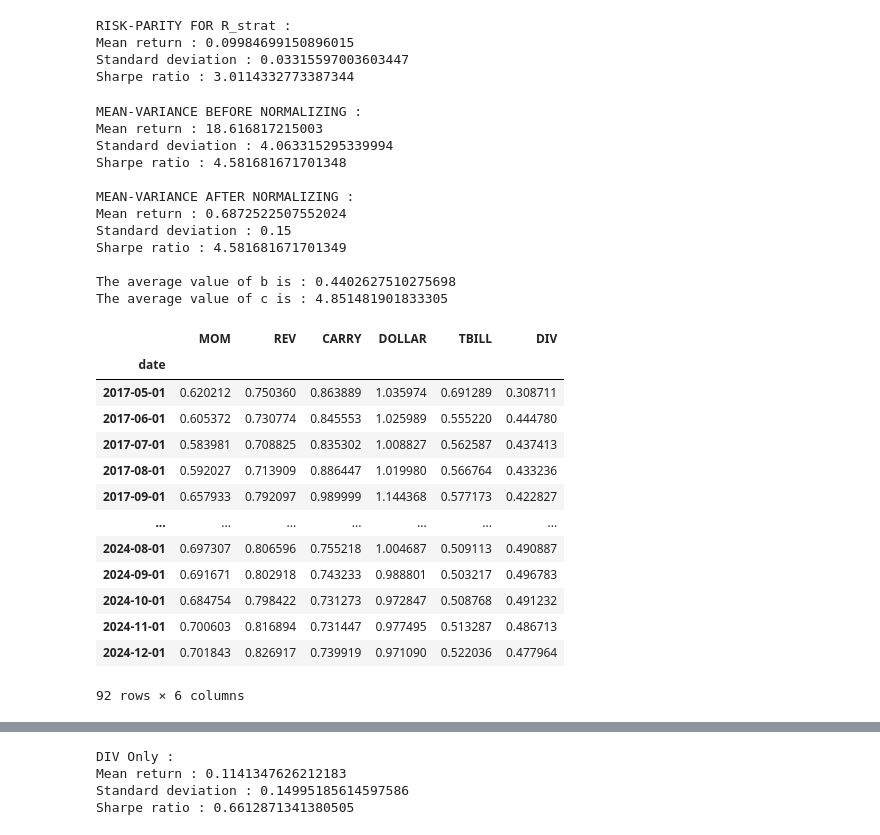
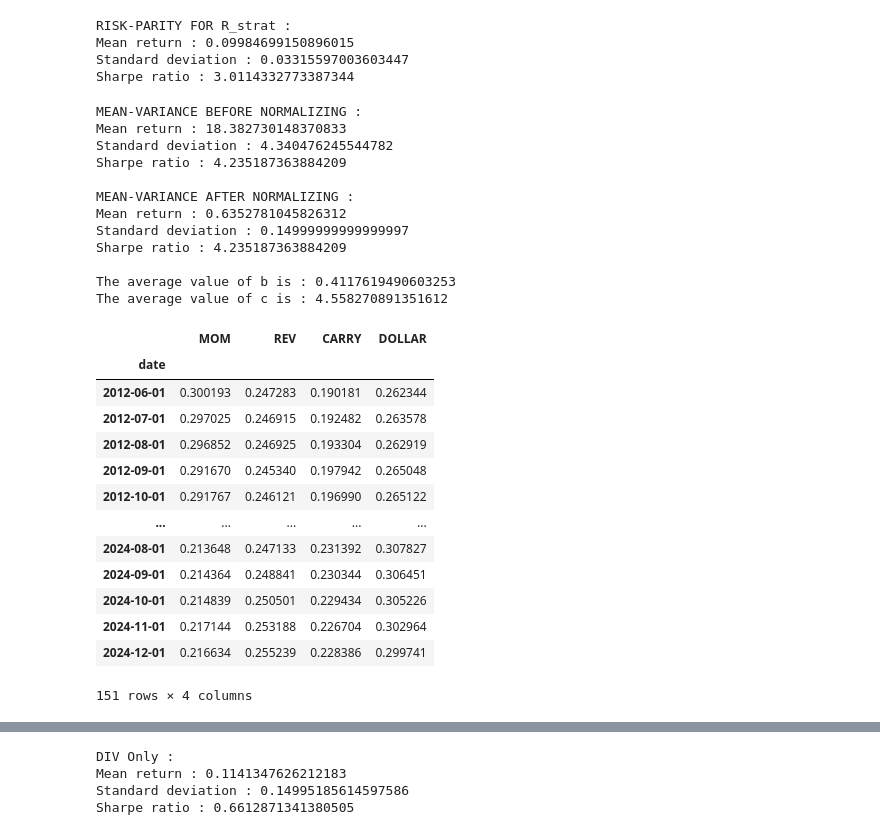
Before and after one commit to matthias-wyss/Investments-project, a Jupyter notebook: exercise8.ipynb, the cells around one changed output, grey strips where cells are left out. Saved outputs shown, nothing was run; the diff lists cells and outputs as text; code cells hidden in the pictures.

```diff
--- a/exercise8.ipynb
+++ b/exercise8.ipynb
@@ -87,7 +87,7 @@ def mean_variance(returns: pd.DataFrame):
         mv_weights.append(w)
 
 
-    mv_weights_df = pd.DataFrame(mv_weights, index=dates_mv, columns=columns)
+    mv_weights_df = pd.DataFrame(mv_weights, index=dates_mv, columns=columns).shift(1)
     returns_aligned_mv = returns.loc[mv_weights_df.index]
     weighted_returns = mv_weights_df * returns_aligned_mv
     return_c = (weighted_returns).sum(axis=1)
@@ -137,42 +137,42 @@ print(f"The average value of b is : {weights_ret["DIV_return"].mean()}")
 print(f"The average value of c is : {weights_ret["STRAT_return"].mean()}")
 # %% [output]
 MEAN-VARIANCE BEFORE NORMALIZING :
-Mean return : 18.616817215003
-Standard deviation : 4.063315295339994
-Sharpe ratio : 4.581681671701348
+Mean return : 18.382730148370833
+Standard deviation : 4.340476245544782
+Sharpe ratio : 4.235187363884209
 
 MEAN-VARIANCE AFTER NORMALIZING :
-Mean return : 0.6872522507552024
-Standard deviation : 0.15
-Sharpe ratio : 4.581681671701349
+Mean return : 0.6352781045826312
+Standard deviation : 0.14999999999999997
+Sharpe ratio : 4.235187363884209
 
-The average value of b is : 0.4402627510275698
-The average value of c is : 4.851481901833305
+The average value of b is : 0.4117619490603253
+The average value of c is : 4.558270891351612
 # %%
 # Q8.c
 # Calculate the weights of each fund by multiplying c by each weight in STRAT
 # T-Bill weight = 1-b
 
 final_weights = weights_strat.mul(weights_ret["STRAT_return"], axis=0).dropna()
 final_weights["TBILL"] = 1-weights_ret["DIV_return"]
 final_weights["DIV"] = weights_ret["DIV_return"]
 
-final_weights
+weights_strat
 # %% [output]
-|  | MOM | REV | CARRY | DOLLAR | TBILL | DIV |
-| date |  |  |  |  |  |  |
-| 2017-05-01 | 0.620212 | 0.750360 | 0.863889 | 1.035974 | 0.691289 | 0.308711 |
-| 2017-06-01 | 0.605372 | 0.730774 | 0.845553 | 1.025989 | 0.555220 | 0.444780 |
-| 2017-07-01 | 0.583981 | 0.708825 | 0.835302 | 1.008827 | 0.562587 | 0.437413 |
-| 2017-08-01 | 0.592027 | 0.713909 | 0.886447 | 1.019980 | 0.566764 | 0.433236 |
-| 2017-09-01 | 0.657933 | 0.792097 | 0.989999 | 1.144368 | 0.577173 | 0.422827 |
-| ... | ... | ... | ... | ... | ... | ... |
-| 2024-08-01 | 0.697307 | 0.806596 | 0.755218 | 1.004687 | 0.509113 | 0.490887 |
-| 2024-09-01 | 0.691671 | 0.802918 | 0.743233 | 0.988801 | 0.503217 | 0.496783 |
-| 2024-10-01 | 0.684754 | 0.798422 | 0.731273 | 0.972847 | 0.508768 | 0.491232 |
-| 2024-11-01 | 0.700603 | 0.816894 | 0.731447 | 0.977495 | 0.513287 | 0.486713 |
-| 2024-12-01 | 0.701843 | 0.826917 | 0.739919 | 0.971090 | 0.522036 | 0.477964 |
+|  | MOM | REV | CARRY | DOLLAR |
+| date |  |  |  |  |
+| 2012-06-01 | 0.300193 | 0.247283 | 0.190181 | 0.262344 |
+| 2012-07-01 | 0.297025 | 0.246915 | 0.192482 | 0.263578 |
+| 2012-08-01 | 0.296852 | 0.246925 | 0.193304 | 0.262919 |
+| 2012-09-01 | 0.291670 | 0.245340 | 0.197942 | 0.265048 |
+| 2012-10-01 | 0.291767 | 0.246121 | 0.196990 | 0.265122 |
+| ... | ... | ... | ... | ... |
+| 2024-08-01 | 0.213648 | 0.247133 | 0.231392 | 0.307827 |
+| 2024-09-01 | 0.214364 | 0.248841 | 0.230344 | 0.306451 |
+| 2024-10-01 | 0.214839 | 0.250501 | 0.229434 | 0.305226 |
+| 2024-11-01 | 0.217144 | 0.253188 | 0.226704 | 0.302964 |
+| 2024-12-01 | 0.216634 | 0.255239 | 0.228386 | 0.299741 |
-92 rows × 6 columns
+151 rows × 4 columns
 # %%
 #Q8.d
 # Plot the cumulative performance of both DIV-only and DIV+STRAT fund strategies
```
Also changed, not shown: parts of 2 cells of this notebook.
